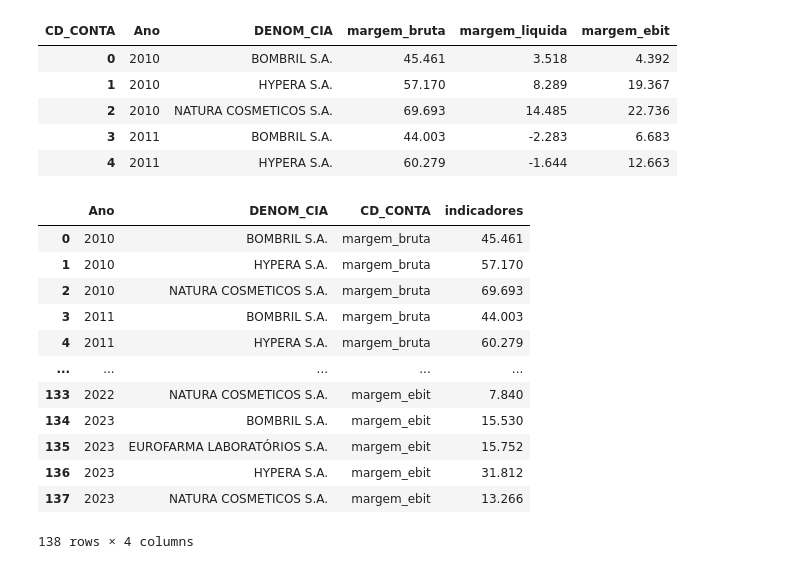
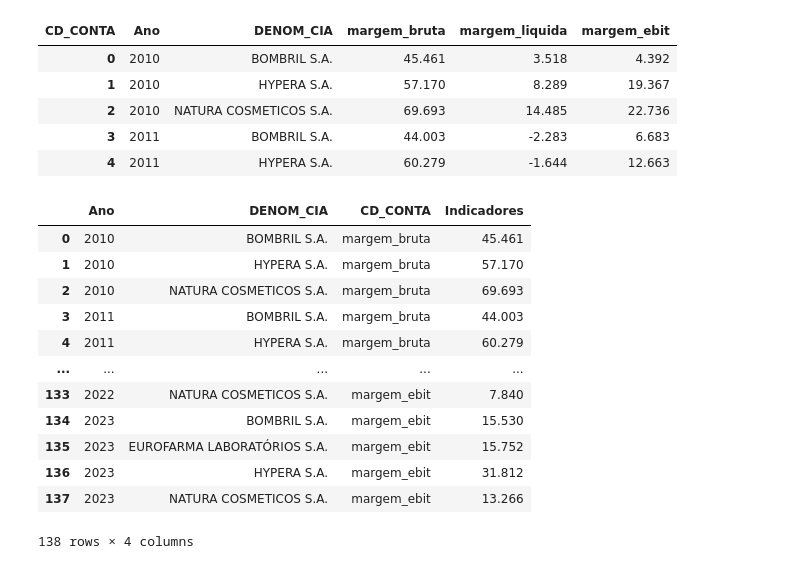
Before and after one commit to furlancad/PythonFinancas, a Jupyter notebook: Analise_Fundamentalista_Dados_CVM.ipynb, the cells around one changed output. Drawn from its saved outputs; the diff is of its cells as text; code cells hidden in the pictures.

```diff
--- a/Analise_Fundamentalista_Dados_CVM.ipynb
+++ b/Analise_Fundamentalista_Dados_CVM.ipynb
@@ -153,10 +153,10 @@ indicadores.head()
 | 3 | 2011 | BOMBRIL S.A. | 44.003 | -2.283 | 6.683 |
 | 4 | 2011 | HYPERA S.A. | 60.279 | -1.644 | 12.663 |
 # %%
-indicadores_long = indicadores.melt(id_vars= ['Ano', 'DENOM_CIA'], value_name= 'indicadores')
+indicadores_long = indicadores.melt(id_vars= ['Ano', 'DENOM_CIA'], value_name= 'Indicadores')
 indicadores_long
 # %% [output]
-|  | Ano | DENOM_CIA | CD_CONTA | indicadores |
+|  | Ano | DENOM_CIA | CD_CONTA | Indicadores |
 | 0 | 2010 | BOMBRIL S.A. | margem_bruta | 45.461 |
 | 1 | 2010 | HYPERA S.A. | margem_bruta | 57.170 |
 | 2 | 2010 | NATURA COSMETICOS S.A. | margem_bruta | 69.693 |
```
Also changed, not shown: parts of 3 cells of this notebook.
